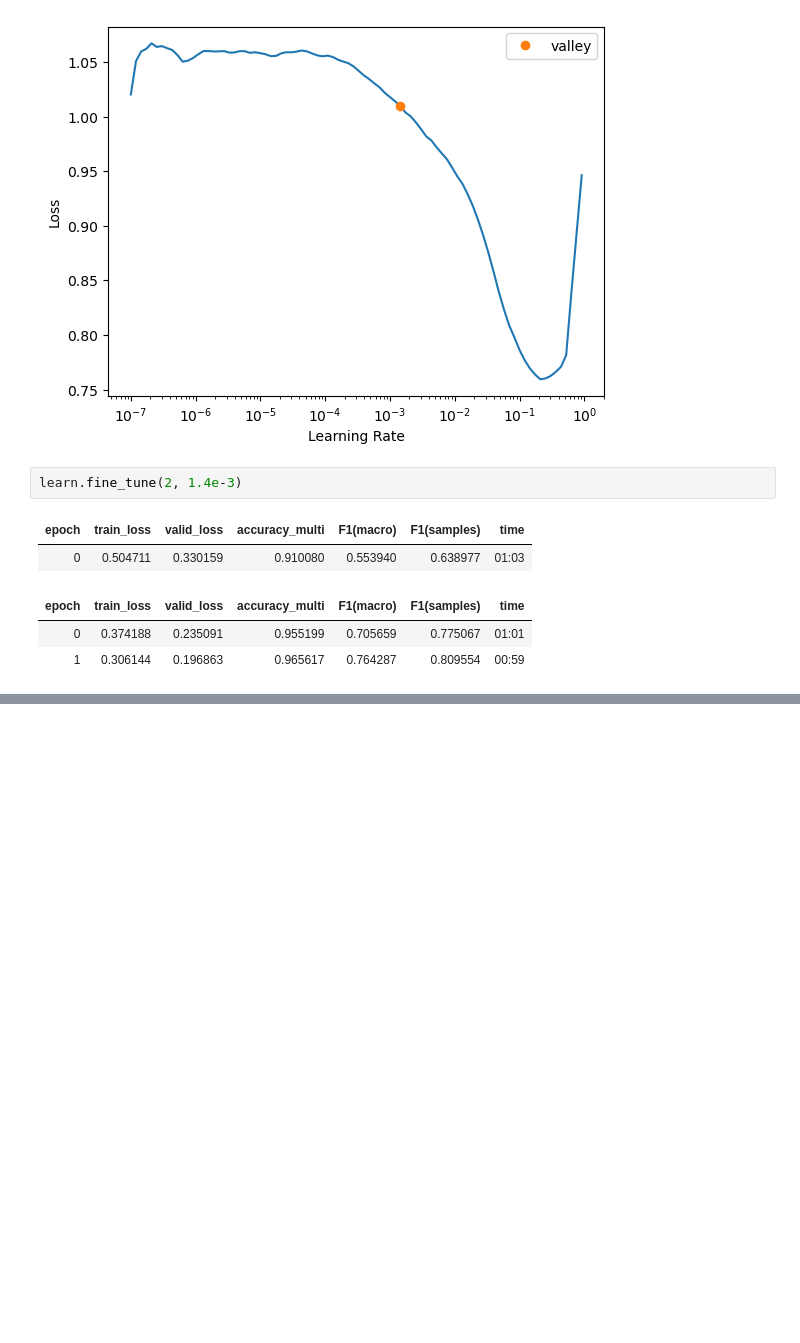
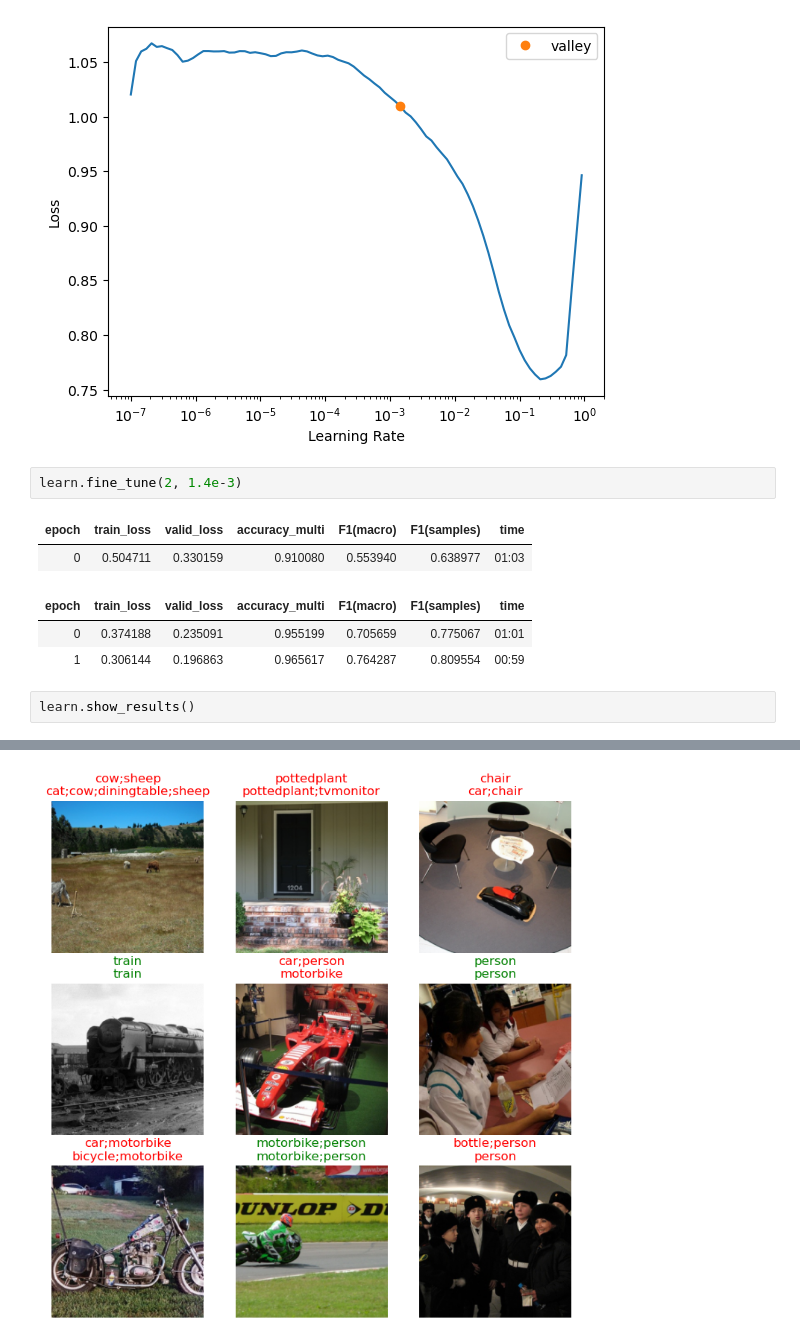
Before and after one commit to johnshaughnessy/digits, a Jupyter notebook: multi-label-classification.ipynb, the cells around one changed output, grey strips where cells are left out. Saved outputs shown, nothing was run; the diff lists cells and outputs as text; blank space fills up the shorter version.

```diff
--- a/multi-label-classification.ipynb
+++ b/multi-label-classification.ipynb
@@ -47,3 +47,6 @@ learn.fine_tune(2, 1.4e-3)
 | epoch | train_loss | valid_loss | accuracy_multi | F1(macro) | F1(samples) | time |
 | 0 | 0.374188 | 0.235091 | 0.955199 | 0.705659 | 0.775067 | 01:01 |
 | 1 | 0.306144 | 0.196863 | 0.965617 | 0.764287 | 0.809554 | 00:59 |
+# %%
+learn.show_results()
+# %% [output]
@@ -49,0 +54 @@ learn.fine_tune(2, 1.4e-3)
+[figure, added]
```
Also changed, not shown: parts of 3 cells of this notebook, 1 other file.
